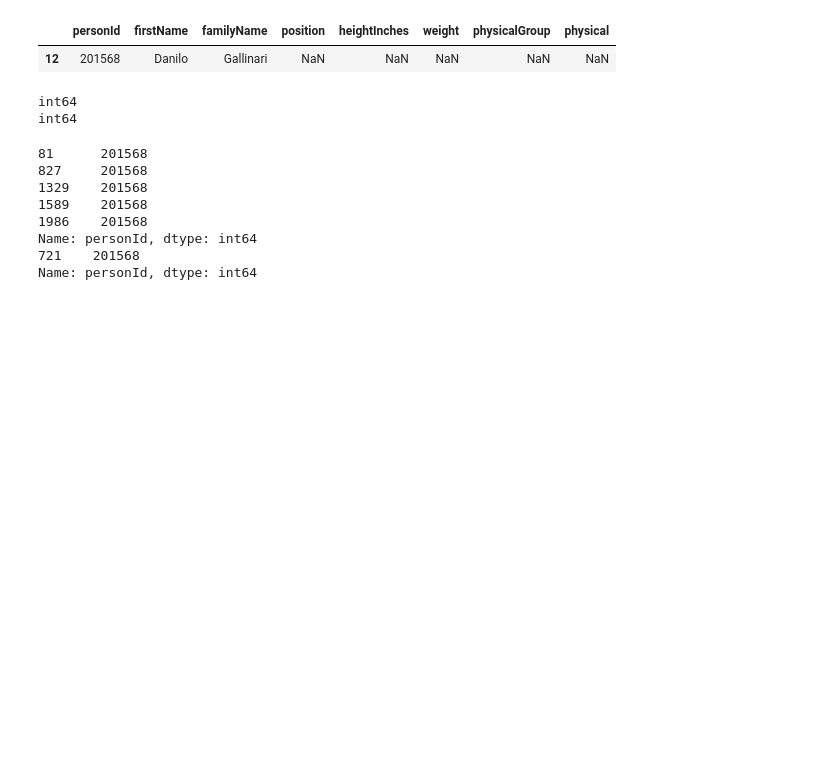
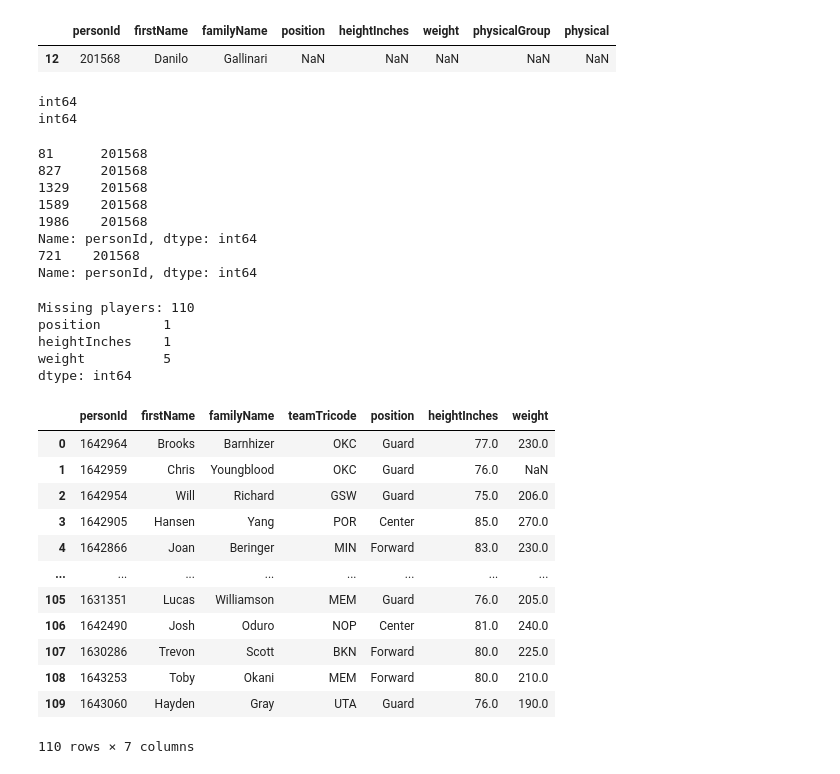
Before and after one commit to Team-Zhao/nba-ai-simulator, a Jupyter notebook: notebooks/player_rating.ipynb, the cells around one changed output. Drawn from its saved outputs; the diff is of its cells as text; code cells hidden in the pictures; blank space fills up the shorter version.

Commit message:
Added logic where if rookie or any other players that haven't played in the recent two years game attributes

```diff
--- a/notebooks/player_rating.ipynb
+++ b/notebooks/player_rating.ipynb
@@ -1198,0 +1223,76 @@ Name: personId, dtype: int64
+# %%
+import pandas as pd
+
+games_2025 = pd.read_csv(
+    "data/processed/player_games_2025_26.csv"
+)
+
+ratings_train = pd.read_csv(
+    "data/processed/player_ratings_train.csv"
+)
+
+profiles = pd.read_csv(
+    "data/processed/player_profiles.csv"
+)
+
+rated_ids = set(
+    ratings_train["personId"]
+    .dropna()
+    .astype(int)
+)
+
+missing_players = (
+    games_2025[
+        ~games_2025["personId"].astype(int).isin(rated_ids)
+    ][
+        [
+            "personId",
+            "firstName",
+            "familyName",
+            "teamTricode",
+        ]
+    ]
+    .drop_duplicates("personId")
+)
+
+print("Missing players:", len(missing_players))
+
+check = missing_players.merge(
+    profiles[
+        [
+            "personId",
+            "position",
+            "heightInches",
+            "weight",
+        ]
+    ],
+    on="personId",
+    how="left",
+)
+
+print(
+    check[
+        ["position", "heightInches", "weight"]
+    ].isna().sum()
+)
+
+check
+# %% [output]
+Missing players: 110
+position        1
+heightInches    1
+weight          5
+dtype: int64
+|  | personId | firstName | familyName | teamTricode | position | heightInches | weight |
+| 0 | 1642964 | Brooks | Barnhizer | OKC | Guard | 77.0 | 230.0 |
+| 1 | 1642959 | Chris | Youngblood | OKC | Guard | 76.0 | NaN |
+| 2 | 1642954 | Will | Richard | GSW | Guard | 75.0 | 206.0 |
+| 3 | 1642905 | Hansen | Yang | POR | Center | 85.0 | 270.0 |
+| 4 | 1642866 | Joan | Beringer | MIN | Forward | 83.0 | 230.0 |
+| ... | ... | ... | ... | ... | ... | ... | ... |
+| 105 | 1631351 | Lucas | Williamson | MEM | Guard | 76.0 | 205.0 |
+| 106 | 1642490 | Josh | Oduro | NOP | Center | 81.0 | 240.0 |
+| 107 | 1630286 | Trevon | Scott | BKN | Forward | 80.0 | 225.0 |
+| 108 | 1643253 | Toby | Okani | MEM | Forward | 80.0 | 210.0 |
+| 109 | 1643060 | Hayden | Gray | UTA | Guard | 76.0 | 190.0 |
+110 rows × 7 columns
```
Also changed, not shown: parts of 4 cells of this notebook, 2 other files.
